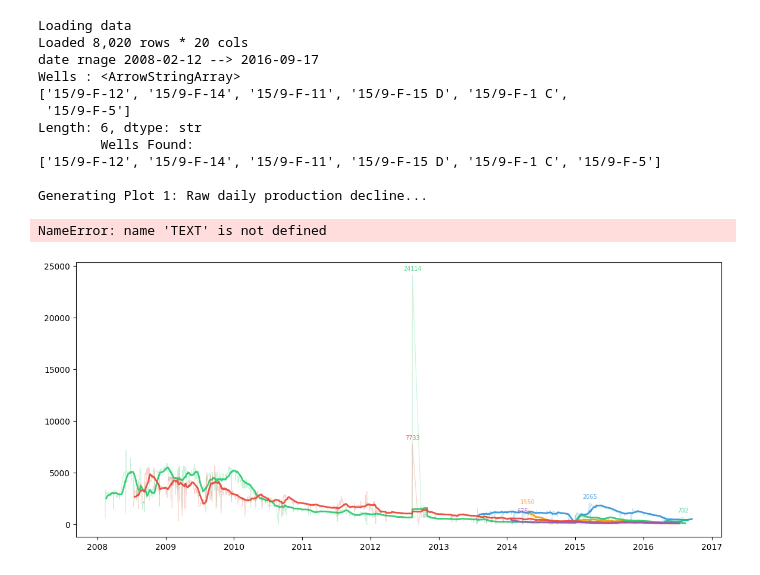
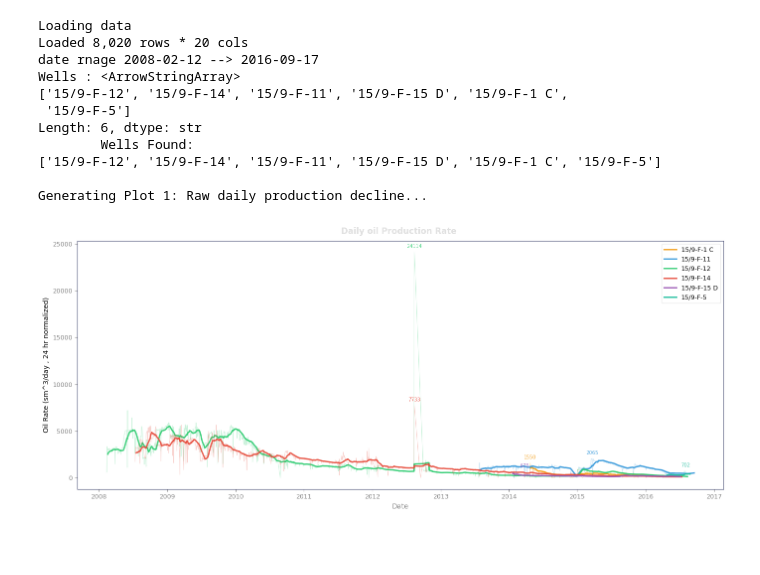
Before and after one commit to armaan9991/Oil-Well-Production-Forecast, a Jupyter notebook: notebooks/eda.ipynb, the cells around one changed output. Drawn from its saved outputs; the diff is of its cells as text; code cells hidden in the pictures; blank space fills up the shorter version.

```diff
--- a/notebooks/eda.ipynb
+++ b/notebooks/eda.ipynb
@@ -19,6 +19,8 @@ BG = '#ffffff'
 MUTED = '#888888'
 TEXT  = '#e0e0e0'   # off-white text
 
+OUTPUT_DIR = '../outputs/figures'
+os.makedirs(OUTPUT_DIR, exist_ok=True)
 
 print("Loading data")
 df = pd.read_parquet('../data/processed/cleaned.parquet')
@@ -67,32 +69,31 @@ for well_name, well_df in well_groups:
                 color = colour,
                 alpha = 0.8,
                 xytext= (0, 6),
                 textcoords='offset points',
                 ha = 'center'
                 )
 
 ax.set_title('Daily oil Production Rate ',fontsize=12, fontweight='bold',color=TEXT, pad=10)
 ax.set_xlabel('Date', fontsize =10 , color = MUTED)
 ax.set_ylabel('Oil Rate (sm^3/day , 24 hr normalized)')
 ax.tick_params(colors=MUTED , labelsize =9)
 
 for spine in ax.spines.values():
     spine.set_edgecolor('#444970')
 
 
 ax.legend(loc='upper right', fontsize =9, framealpha = 0.4)
 plt.tight_layout()
 # %% [output]
 Loading data
 Loaded 8,020 rows * 20 cols
 date rnage 2008-02-12 --> 2016-09-17
 Wells : <ArrowStringArray>
 ['15/9-F-12', '15/9-F-14', '15/9-F-11', '15/9-F-15 D', '15/9-F-1 C',
  '15/9-F-5']
 Length: 6, dtype: str
         Wells Found:
 ['15/9-F-12', '15/9-F-14', '15/9-F-11', '15/9-F-15 D', '15/9-F-1 C', '15/9-F-5']
 
 Generating Plot 1: Raw daily production decline...
-NameError: name 'TEXT' is not defined
-[figure, old version]
+[figure, new version]
```
